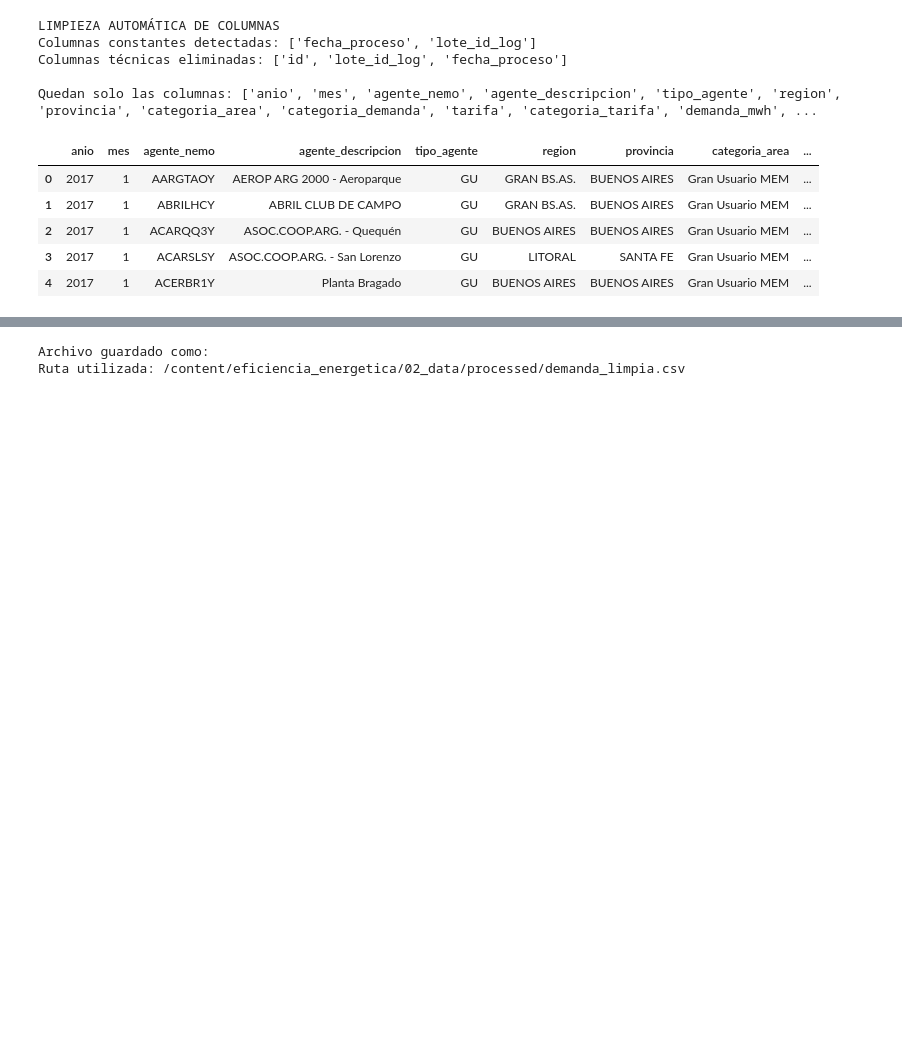
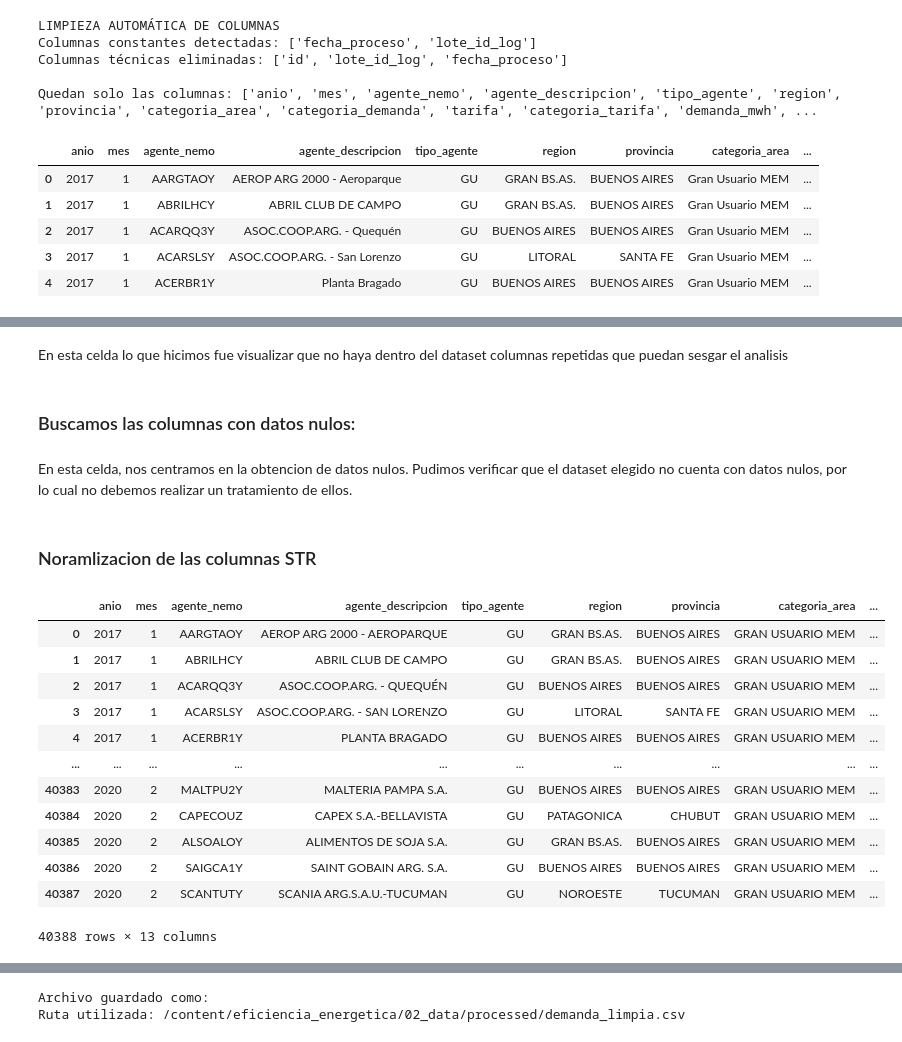
Before and after one commit to ju4n1t0x/eficiencia_energetica, a Jupyter notebook: 01_notebooks/TPI_Energia_CRISP_DM.ipynb, the cells around one changed output, grey strips where cells are left out. Drawn from its saved outputs; the diff is of its cells as text; code cells hidden in the pictures; blank space fills up the shorter version.

```diff
--- a/01_notebooks/TPI_Energia_CRISP_DM.ipynb
+++ b/01_notebooks/TPI_Energia_CRISP_DM.ipynb
@@ -669,0 +691,4 @@ Quedan solo las columnas: ['anio', 'mes', 'agente_nemo', 'agente_descripcion', '
+# %% [markdown]
+En esta celda lo que hicimos fue visualizar que no haya dentro del dataset columnas repetidas que puedan sesgar el analisis
+# %% [markdown]
+### Buscamos las columnas con datos nulos:
@@ -669,0 +716,39 @@ Quedan solo las columnas: ['anio', 'mes', 'agente_nemo', 'agente_descripcion', '
+# %% [markdown]
+En esta celda, nos centramos en la obtencion de datos nulos. Pudimos verificar que el dataset elegido no cuenta con datos nulos, por lo cual no debemos realizar un tratamiento de ellos.
+# %% [markdown]
+### Noramlizacion de las columnas STR
+# %%
+columnas_upper = [
+    'agente_nemo',
+    'ag'
+    'tipo_agente',
+    'region',
+    'provincia',
+    'categoria_area',
+    'categoria_demanda',
+    'tarifa',
+    'categoria_tarifa',
+
+]
+
+for col in columnas_upper:
+    if col in df_limpio.columns:
+        df_limpio[col] = df_limpio[col].str.upper()
+    else:
+        print(f"Columna '{col}' no encontrada para estandarización.")
+
+df_limpio
+# %% [output]
+|  | anio | mes | agente_nemo | agente_descripcion | tipo_agente | region | provincia | categoria_area | ... |
+| 0 | 2017 | 1 | AARGTAOY | AEROP ARG 2000 - AEROPARQUE | GU | GRAN BS.AS. | BUENOS AIRES | GRAN USUARIO MEM | ... |
+| 1 | 2017 | 1 | ABRILHCY | ABRIL CLUB DE CAMPO | GU | GRAN BS.AS. | BUENOS AIRES | GRAN USUARIO MEM | ... |
+| 2 | 2017 | 1 | ACARQQ3Y | ASOC.COOP.ARG. - QUEQUÉN | GU | BUENOS AIRES | BUENOS AIRES | GRAN USUARIO MEM | ... |
+| 3 | 2017 | 1 | ACARSLSY | ASOC.COOP.ARG. - SAN LORENZO | GU | LITORAL | SANTA FE | GRAN USUARIO MEM | ... |
+| 4 | 2017 | 1 | ACERBR1Y | PLANTA BRAGADO | GU | BUENOS AIRES | BUENOS AIRES | GRAN USUARIO MEM | ... |
+| ... | ... | ... | ... | ... | ... | ... | ... | ... | ... |
+| 40383 | 2020 | 2 | MALTPU2Y | MALTERIA PAMPA S.A. | GU | BUENOS AIRES | BUENOS AIRES | GRAN USUARIO MEM | ... |
+| 40384 | 2020 | 2 | CAPECOUZ | CAPEX S.A.-BELLAVISTA | GU | PATAGONICA | CHUBUT | GRAN USUARIO MEM | ... |
+| 40385 | 2020 | 2 | ALSOALOY | ALIMENTOS DE SOJA S.A. | GU | GRAN BS.AS. | BUENOS AIRES | GRAN USUARIO MEM | ... |
+| 40386 | 2020 | 2 | SAIGCA1Y | SAINT GOBAIN ARG. S.A. | GU | BUENOS AIRES | BUENOS AIRES | GRAN USUARIO MEM | ... |
+| 40387 | 2020 | 2 | SCANTUTY | SCANIA ARG.S.A.U.-TUCUMAN | GU | NOROESTE | TUCUMAN | GRAN USUARIO MEM | ... |
+40388 rows × 13 columns
```
Also changed, not shown: parts of 62 cells of this notebook.
